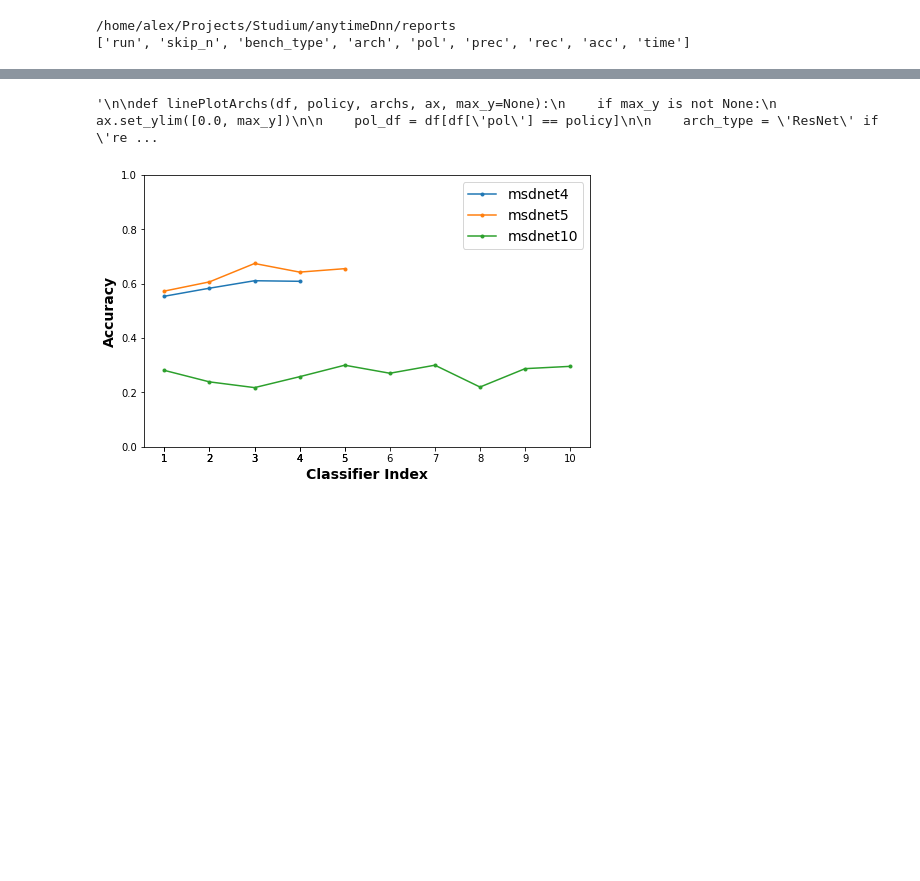
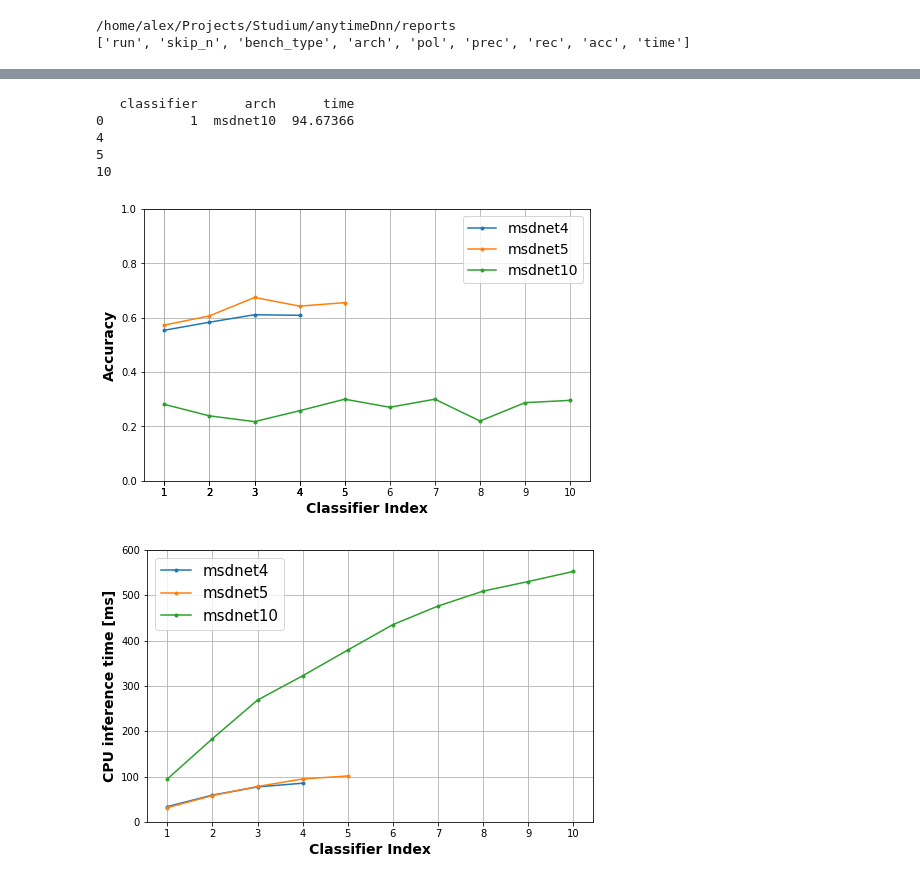
Before and after one commit to a-luengen/anytimeDnn, a Jupyter notebook: reports/benchmark_data_test.ipynb, the cells around one changed output, grey strips where cells are left out. Drawn from its saved outputs; the diff is of its cells as text; code cells hidden in the pictures; blank space fills up the shorter version.

```diff
--- a/reports/benchmark_data_test.ipynb
+++ b/reports/benchmark_data_test.ipynb
@@ -165,7 +150,7 @@ fig, axes = plt.subplots(nrows=len(r_archs), ncols=3, figsize=(15, 3 * len(r_arc
 
 for i, arch in enumerate(r_archs):
     for j, pol in enumerate(r_pols):
-        printBoxPlotForArchAndPol(q_df, arch, pol, axes[i, j], i, j, last_idx=len(r_archs) - 1)
+        printBoxPlotForArchAndPol(q_df, arch, pol, axes[i, j], i, j, last_idx=len(r_archs) - 1, limits=[-0.02, 0.75])
 
 fig.tight_layout()
 plt.show()
@@ -401,4 +382,18 @@ Plot for pol2
 # %%
+####################################
+# READING THE GENERATED REPORTS OF
+# MSDNET ARCHITECTURES
+####################################
+
+def getDataFrameFromReports(csv_files):
+    li = []
+    for entry in csv_files:
+        df = pd.read_csv(entry)
+        if len(df) == 0:
+            print("No data found in", entry)
+        li.append(df)
+    return pd.concat(li, axis=0, ignore_index=True)
+
 msd_archs = ['msdnet4', 'msdnet5', 'msdnet10']
 msd_pol = ['none']
 
@@ -411,8 +406,8 @@ reports_list
 q_df = list(filter(lambda x: 'quality' in x, reports_list))
 s_df = list(filter(lambda x: 'speed' in x, reports_list))
 
-printList(q_df)
-printList(s_df)
+#printList(q_df)
+#printList(s_df)
 
 q_df = getDataFrameFromReports(q_df)
 s_df = getDataFrameFromReports(s_df)
@@ -456,50 +462,51 @@ print(grouped_sdf[grouped_sdf['arch'] == 'msdnet10'])
 # %%
 
 font = dict()
 font['fontsize'] = 14
 font['fontweight'] = 'bold'
 grouped_qdf = q_df.groupby(['classifier', 'arch'], as_index=False).agg({'acc': 'mean', 'prec': 'mean', 'rec': 'mean', 'f1': 'mean'})
 grouped_qdf = grouped_qdf[['classifier', 'arch', 'acc']]
 
 fix, axes = plt.subplots(nrows=1, ncols=1, figsize=(8, 5))
 axes.set_ylabel('Accuracy', font)
 axes.set_ylim([0.0, 1.0])
 axes.set_xticks(grouped_qdf['classifier'])
 axes.set_xlabel('Classifier Index', font)
 
 def plotMSDNet(axes, df, name: str):
+    axes.grid(zorder=0)
     plot_df = df[df['arch'] == name]
     axes.plot(plot_df.classifier, plot_df.acc, '.-', label=name)
 
 
 for arch in msd_archs:
     plotMSDNet(axes, grouped_qdf, arch)
 
 axes.legend(fontsize=font['fontsize'])
 
-"""
+print(grouped_sdf.head(1))
 
-def linePlotArchs(df, policy, archs, ax, max_y=None):
+def linePlotArchsMSD(df, archs, ax, max_y=None):
     if max_y is not None:
         ax.set_ylim([0.0, max_y])
+    ax.grid(zorder=0)
+    for arch in archs:
+        plot_df = df[df['arch'] == f'{arch}']
+        print(len(plot_df))
+        ax.plot(plot_df.classifier, plot_df.time,'.-', label=arch, axes=ax)
+    ax.legend(fontsize=15)
+    ax.set_xticks(plot_df['classifier'])
+    ax.set_xlabel('Classifier Index', font)
 
-    pol_df = df[df['pol'] == policy]
+fig, axes = plt.subplots(nrows=1, ncols=1, figsize=(8, 5))
+axes.set_ylabel('CPU inference time [ms]', font)
 
-    arch_type = 'ResNet' if 'res' in archs[0] else 'DenseNet'
-
-    ax.set_title(f'{arch_type} / {pol_trans[policy]}', font)
-    for arch in archs:
-        plot_df = pol_df[pol_df['arch'] == f'{arch}']
-        plot_df = df[df['arch'] == arch][df['pol'] == "none"].append(plot_df)
-        print(len(plot_df))
-        ax.plot(plot_df.skip_n, plot_df.time,'.-', label=arch, axes=ax)
-    ax.legend(fontsize=15)
-    ax.set_xticks(plot_df['skip_n'])
-    ax.set_xlabel('Skipped Layers [n]', font)
-
-fig, axes = plt.subplots(nrows=1, ncols=3, figsize=(20, 5))
-axes[0].set_ylabel('CPU inference time [sec]', font)
-"""
+linePlotArchsMSD(grouped_sdf, ['msdnet4', 'msdnet5', 'msdnet10'], axes, max_y=600)
 # %% [output]
-'\n\ndef linePlotArchs(df, policy, archs, ax, max_y=None):\n    if max_y is not None:\n        ax.set_ylim([0.0, max_y])\n\n    pol_df = df[df[\'pol\'] == policy]\n\n    arch_type = \'ResNet\' if \'re ...
+   classifier      arch      time
+0           1  msdnet10  94.67366
+4
+5
+10
-[figure, old version]
+[figure, new version]
+[figure, added]
```
Also changed, not shown: parts of 7 cells of this notebook.
